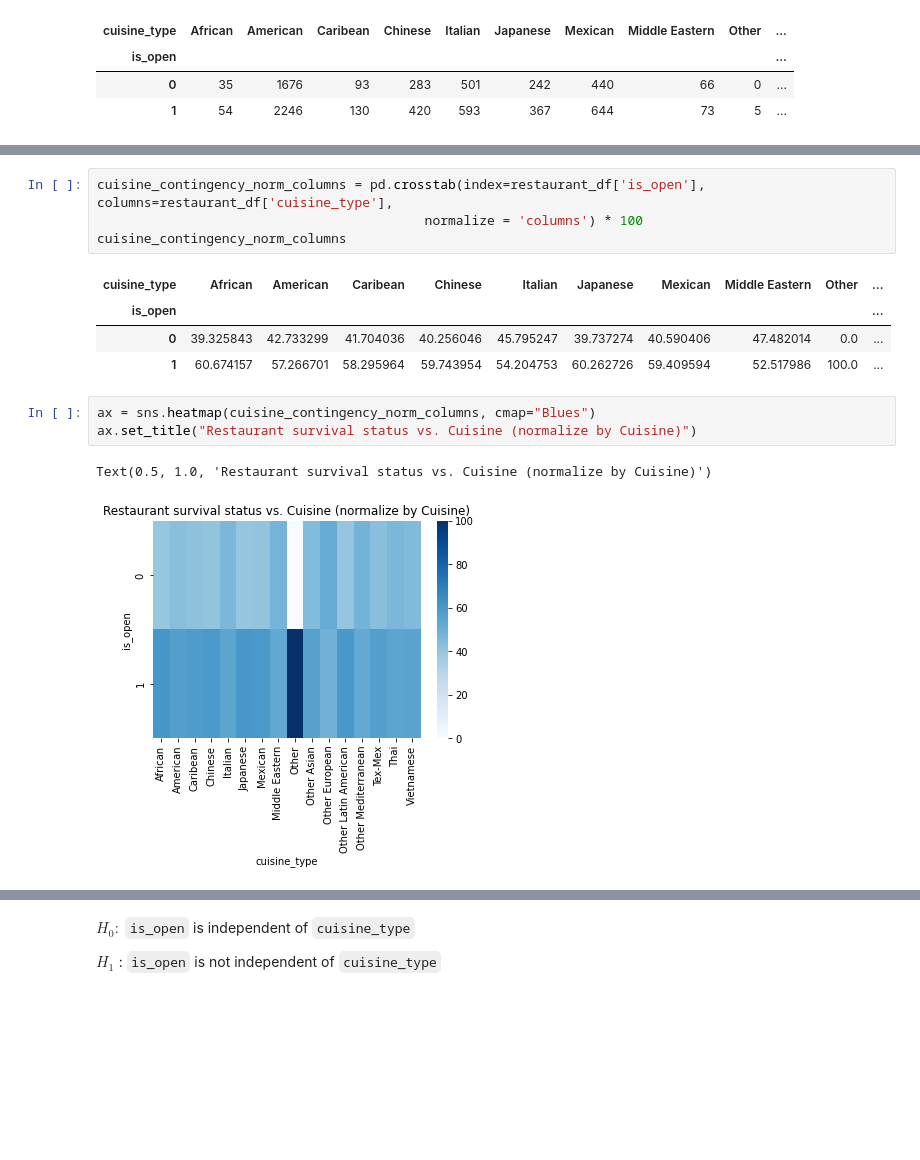
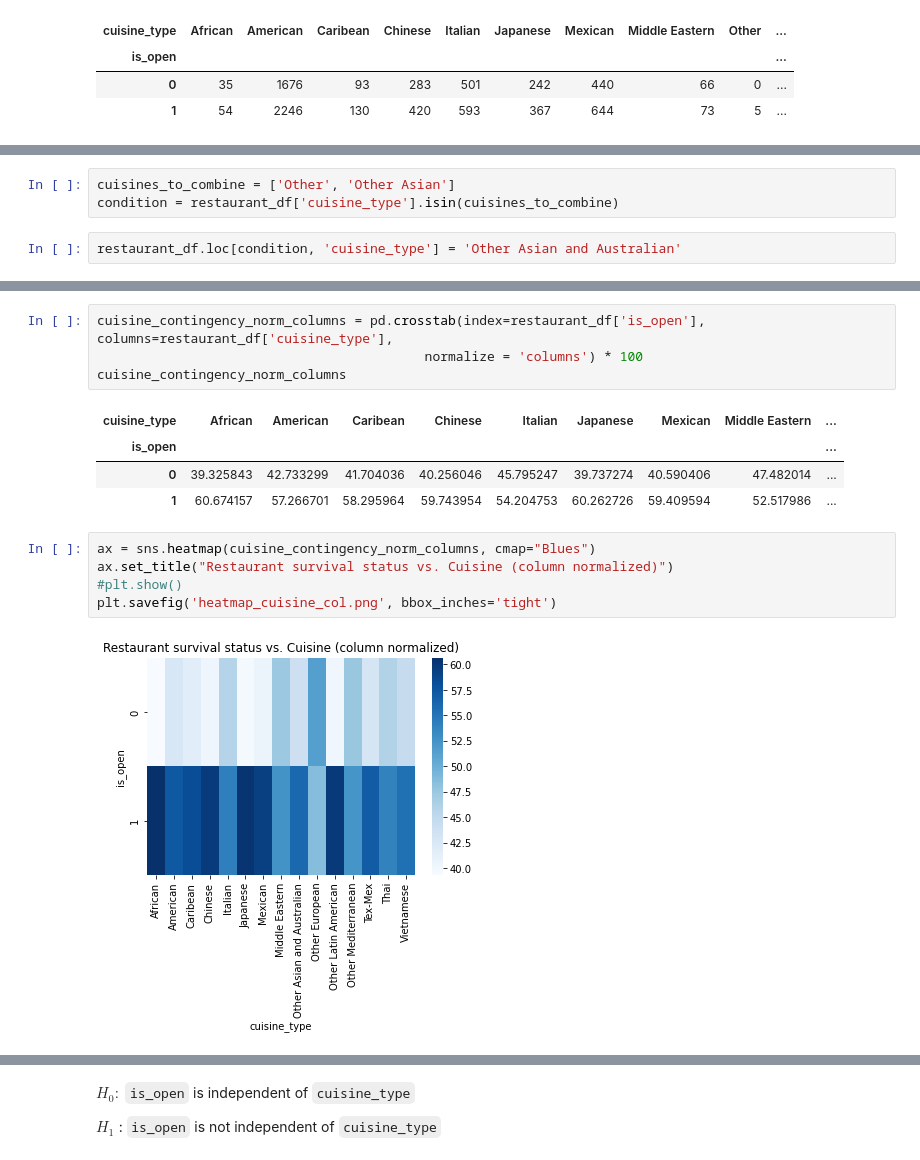
Before and after one commit to christinabrady/ds4a_women_project, a Jupyter notebook: contingency_chi2.ipynb, the cells around one changed output, grey strips where cells are left out. Cells and saved outputs as stored; diff of their text form; blank space fills up the shorter version.

```diff
--- a/contingency_chi2.ipynb
+++ b/contingency_chi2.ipynb
@@ -112,0 +137,5 @@ cuisine_contingency_table
+# %%
+cuisines_to_combine = ['Other', 'Other Asian']
+condition = restaurant_df['cuisine_type'].isin(cuisines_to_combine)
+# %%
+restaurant_df.loc[condition, 'cuisine_type'] = 'Other Asian and Australian'
@@ -121,16 +178,17 @@ cuisine_contingency_norm_columns = pd.crosstab(index=restaurant_df['is_open'], c
                                           normalize = 'columns') * 100
 cuisine_contingency_norm_columns
 # %% [output]
-| cuisine_type | African | American | Caribean | Chinese | Italian | Japanese | Mexican | Middle Eastern | Other | ... |
-| is_open |  |  |  |  |  |  |  |  |  | ... |
-| 0 | 39.325843 | 42.733299 | 41.704036 | 40.256046 | 45.795247 | 39.737274 | 40.590406 | 47.482014 | 0.0 | ... |
-| 1 | 60.674157 | 57.266701 | 58.295964 | 59.743954 | 54.204753 | 60.262726 | 59.409594 | 52.517986 | 100.0 | ... |
+| cuisine_type | African | American | Caribean | Chinese | Italian | Japanese | Mexican | Middle Eastern | ... |
+| is_open |  |  |  |  |  |  |  |  | ... |
+| 0 | 39.325843 | 42.733299 | 41.704036 | 40.256046 | 45.795247 | 39.737274 | 40.590406 | 47.482014 | ... |
+| 1 | 60.674157 | 57.266701 | 58.295964 | 59.743954 | 54.204753 | 60.262726 | 59.409594 | 52.517986 | ... |
 # %%
 ax = sns.heatmap(cuisine_contingency_norm_columns, cmap="Blues")
-ax.set_title("Restaurant survival status vs. Cuisine (normalize by Cuisine)")
+ax.set_title("Restaurant survival status vs. Cuisine (column normalized)")
+#plt.show()
+plt.savefig('heatmap_cuisine_col.png', bbox_inches='tight')
 # %% [output]
-Text(0.5, 1.0, 'Restaurant survival status vs. Cuisine (normalize by Cuisine)')
-[figure, old version]
+[figure, new version]
 # %%
 cuisine_contingency_norm_index = pd.crosstab(index=restaurant_df['is_open'], columns=restaurant_df['cuisine_type'],
                                           normalize = 'index') * 100
```
Also changed, not shown: parts of 27 cells of this notebook, 1 other file.
